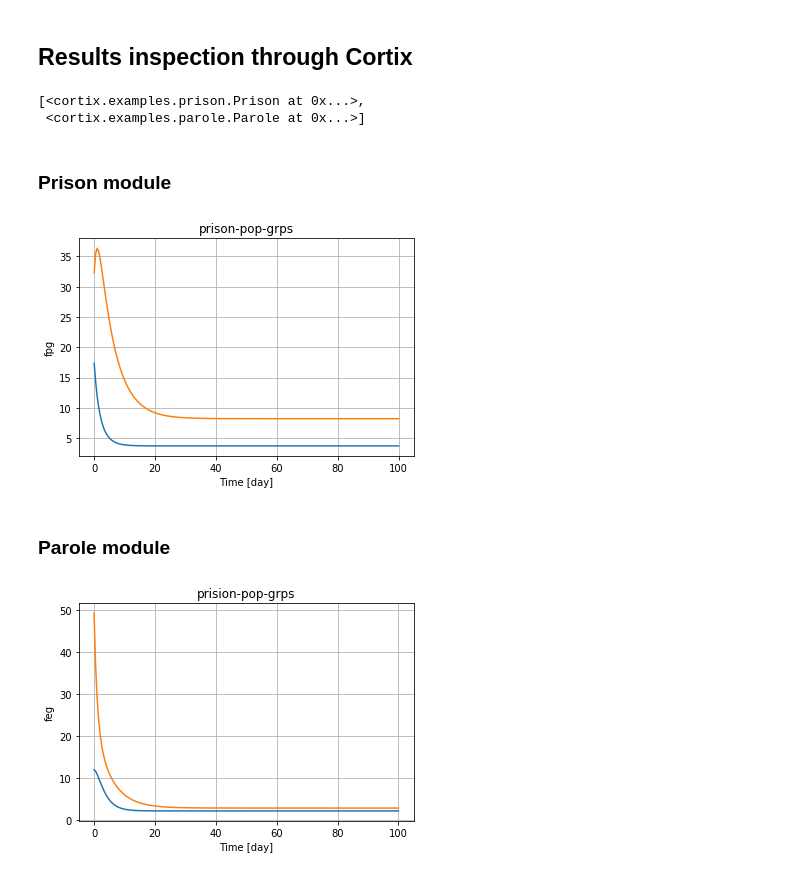
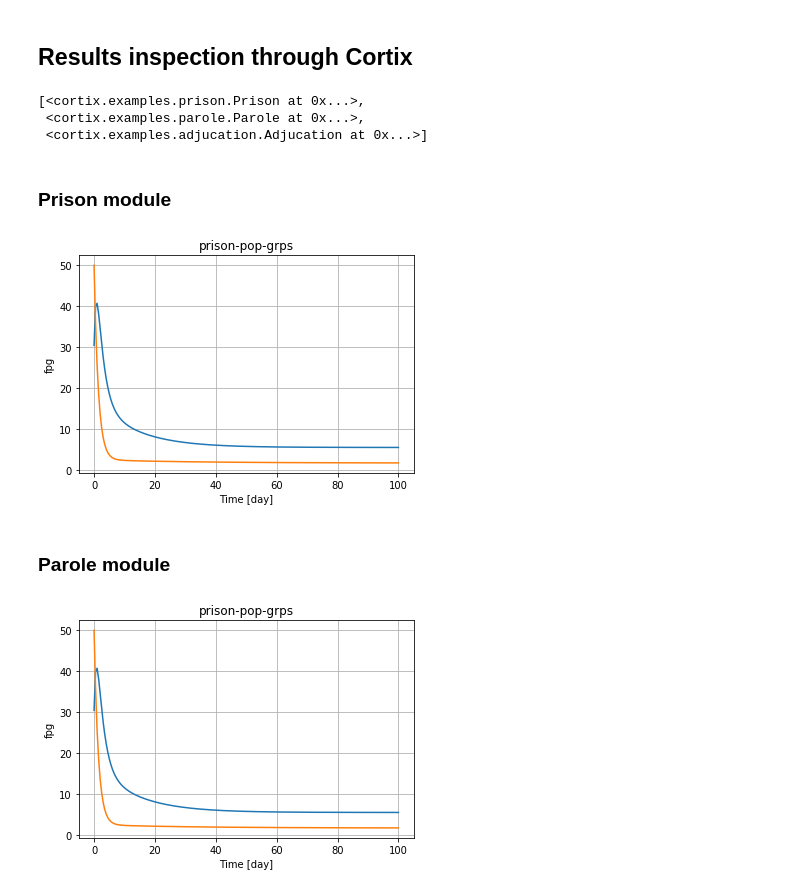
Before and after one commit to dpploy/cortix-nb, a Jupyter notebook: run_justice.ipynb, the cells around one changed output. Drawn from its saved outputs; the diff is of its cells as text; code cells hidden in the pictures.

Commit message:
Adjucation module added.

```diff
--- a/run_justice.ipynb
+++ b/run_justice.ipynb
@@ -238,7 +239,13 @@ cortix.add_module(parole)
 parole.end_time = end_time
 parole.time_step = time_step
 
+adjucation = Adjucation(n_groups=n_groups)
+cortix.add_module(adjucation)
+adjucation.end_time = end_time
+adjucation.time_step = time_step
+
 prison.connect( 'parole', parole.get_port('prison') )
+adjucation.connect( 'prison', prison.get_port('adjucation') )
 # %% [markdown]
 ## Verify the network connectivity<a id="net"></a>
 # %%
@@ -267,7 +276,8 @@ cortix.run()
 cortix.modules
 # %% [output]
 [<cortix.examples.prison.Prison at 0x...>,
- <cortix.examples.parole.Parole at 0x...>]
+ <cortix.examples.parole.Parole at 0x...>,
+ <cortix.examples.adjucation.Adjucation at 0x...>]
 # %%
 '''Attach to modules'''
 
@@ -285,17 +296,17 @@ fpg_quant.plot( x_scaling=1/const.day, x_label='Time [day]')
 plt.grid()
 plt.show()
 # %% [output]
-[figure, old version]
+[figure, new version]
 # %% [markdown]
 ### Parole module<a id="parole"></a>
 # %%
 '''Parole Module State'''
 
-population_phase = parole.state
-(feg_quant, time_unit) = population_phase.get_quantity_history('feg')
+population_phase = prison.state
+(fpg_quant, time_unit) = population_phase.get_quantity_history('fpg')
 
-feg_quant.plot( x_scaling=1/const.day, x_label='Time [day]')
+fpg_quant.plot( x_scaling=1/const.day, x_label='Time [day]')
 plt.grid()
 plt.show()
 # %% [output]
-[figure, old version]
+[figure, new version]
```
Also changed, not shown: parts of 7 cells of this notebook.
